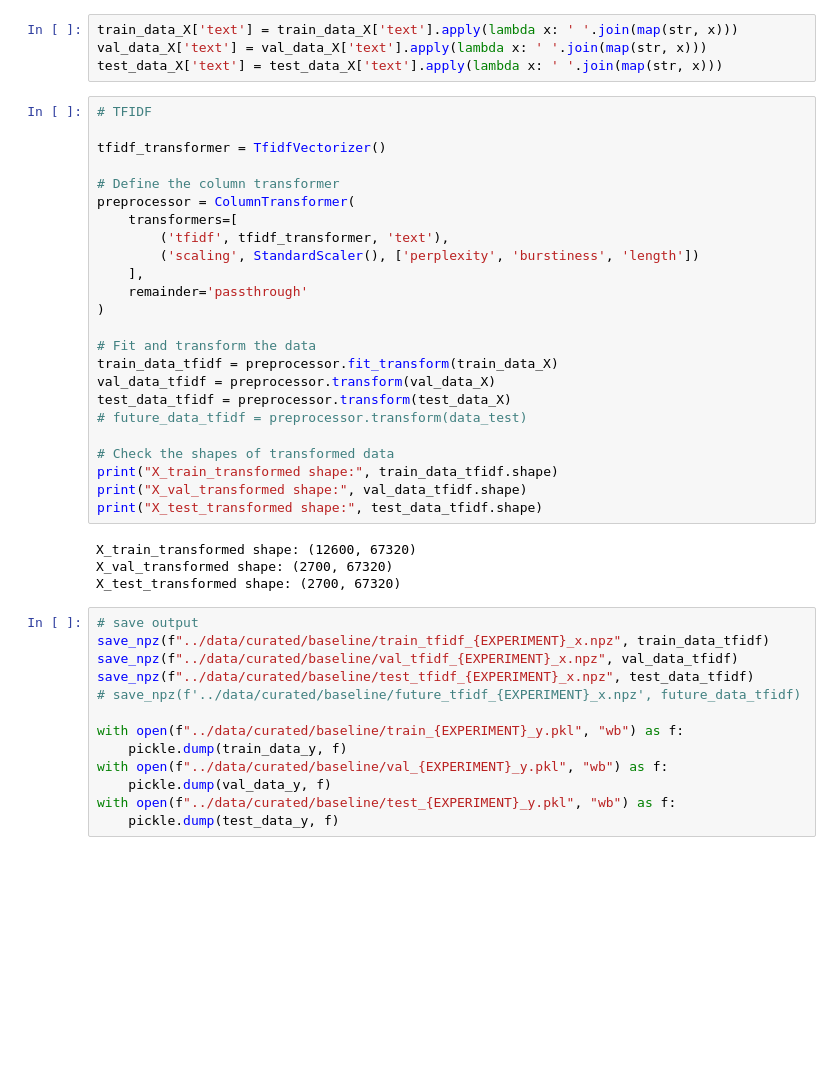
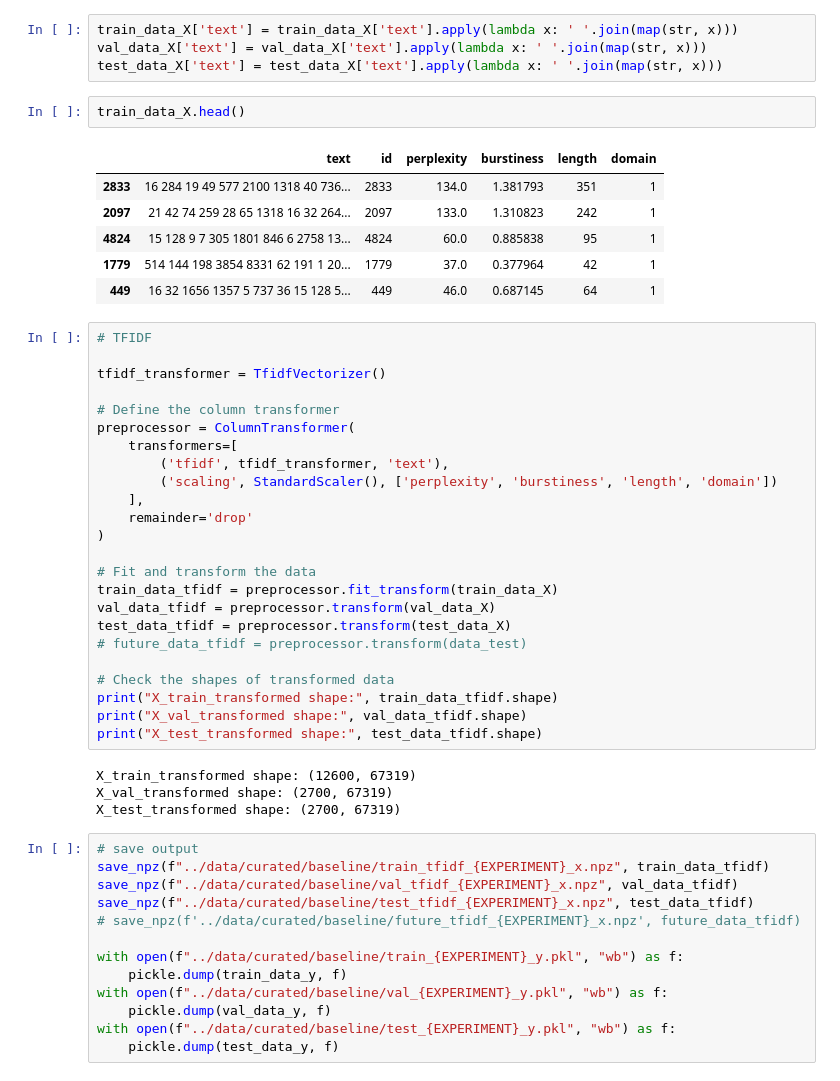
Before and after one commit to TGChenZP/COMP90051-A1_2DomainAIWritingDetection__Groupwork__Py, a Jupyter notebook: model/Additional text features.ipynb, the cells around one changed output. Drawn from its saved outputs; the diff is of its cells as text; blank space fills up the shorter version.

```diff
--- a/model/Additional text features.ipynb
+++ b/model/Additional text features.ipynb
@@ -158,6 +158,15 @@ test_data_y = pd.concat([test_data1_y, test_data2_y], axis=0)
 train_data_X['text'] = train_data_X['text'].apply(lambda x: ' '.join(map(str, x)))
 val_data_X['text'] = val_data_X['text'].apply(lambda x: ' '.join(map(str, x)))
 test_data_X['text'] = test_data_X['text'].apply(lambda x: ' '.join(map(str, x)))
+# %%
+train_data_X.head()
+# %% [output]
+|  | text | id | perplexity | burstiness | length | domain |
+| 2833 | 16 284 19 49 577 2100 1318 40 736... | 2833 | 134.0 | 1.381793 | 351 | 1 |
+| 2097 | 21 42 74 259 28 65 1318 16 32 264... | 2097 | 133.0 | 1.310823 | 242 | 1 |
+| 4824 | 15 128 9 7 305 1801 846 6 2758 13... | 4824 | 60.0 | 0.885838 | 95 | 1 |
+| 1779 | 514 144 198 3854 8331 62 191 1 20... | 1779 | 37.0 | 0.377964 | 42 | 1 |
+| 449 | 16 32 1656 1357 5 737 36 15 128 5... | 449 | 46.0 | 0.687145 | 64 | 1 |
 # %%
 # TFIDF
 
@@ -167,9 +176,9 @@ tfidf_transformer = TfidfVectorizer()
 preprocessor = ColumnTransformer(
     transformers=[
         ('tfidf', tfidf_transformer, 'text'),
-        ('scaling', StandardScaler(), ['perplexity', 'burstiness', 'length'])
+        ('scaling', StandardScaler(), ['perplexity', 'burstiness', 'length', 'domain'])
     ],
-    remainder='passthrough'
+    remainder='drop'
 )
 
 # Fit and transform the data
@@ -183,9 +192,9 @@ print("X_train_transformed shape:", train_data_tfidf.shape)
 print("X_val_transformed shape:", val_data_tfidf.shape)
 print("X_test_transformed shape:", test_data_tfidf.shape)
 # %% [output]
-X_train_transformed shape: (12600, 67320)
-X_val_transformed shape: (2700, 67320)
-X_test_transformed shape: (2700, 67320)
+X_train_transformed shape: (12600, 67319)
+X_val_transformed shape: (2700, 67319)
+X_test_transformed shape: (2700, 67319)
 # %%
 # save output
 save_npz(f"../data/curated/baseline/train_tfidf_{EXPERIMENT}_x.npz", train_data_tfidf)
```
Also changed, not shown: parts of 1 cell of this notebook, 2 other files.
